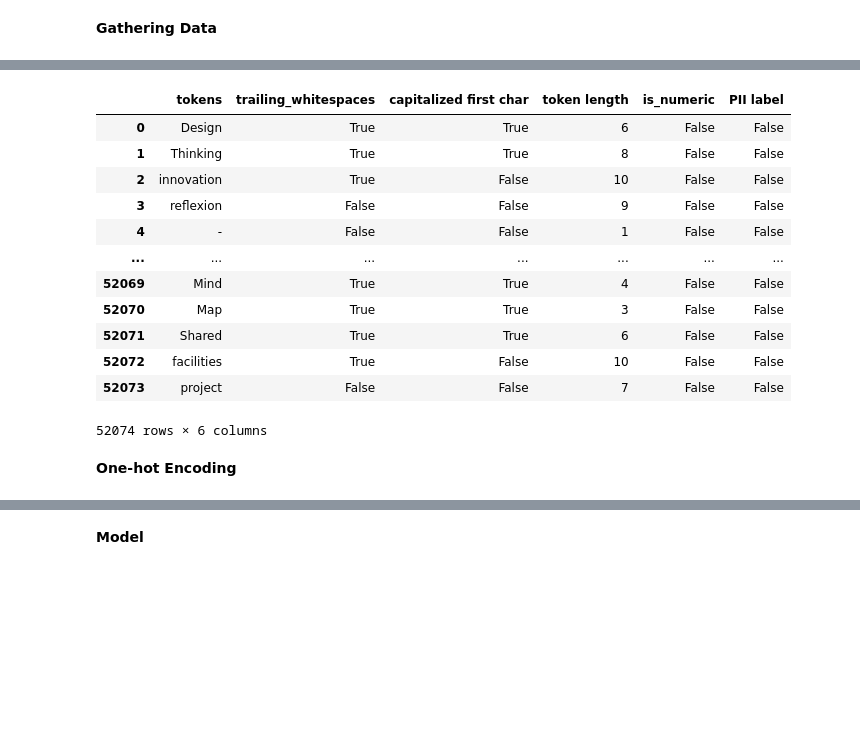
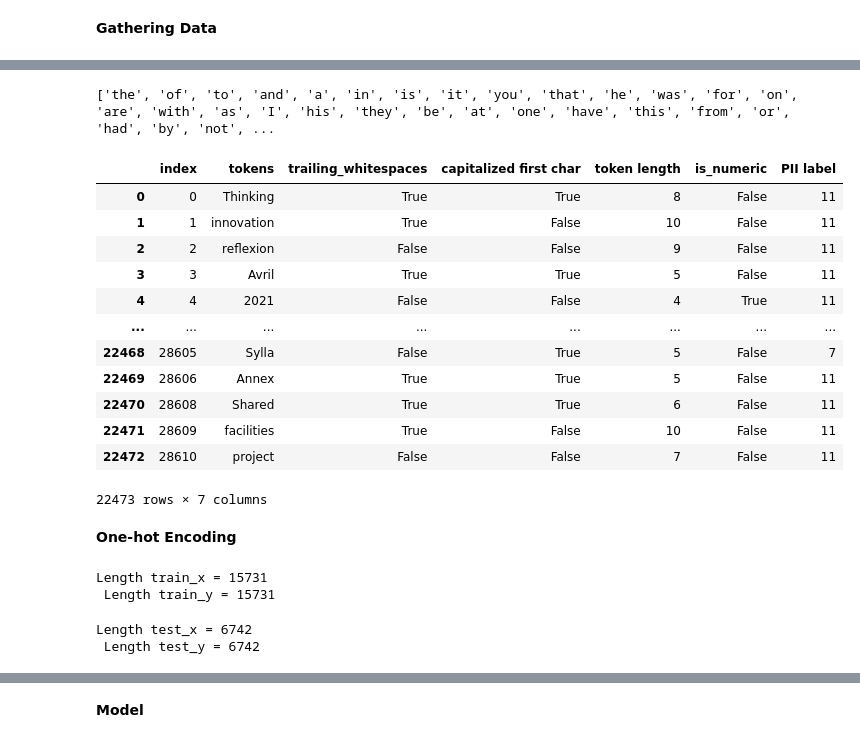
Before and after one commit to vik01/PII-data-detection, a Jupyter notebook: baseline-model.ipynb, the cells around one changed output, grey strips where cells are left out. Drawn from its saved outputs; the diff is of its cells as text; code cells hidden in the pictures; blank space fills up the shorter version.

Commit message:
model finished

```diff
--- a/baseline-model.ipynb
+++ b/baseline-model.ipynb
@@ -17,12 +16,38 @@ file.close()
+# %%
+pii_number_encoding = {
+    'B-EMAIL': 0,
+    'B-ID_NUM': 1,
+    'B-NAME_STUDENT': 2,
+    'B-PHONE_NUM': 3,
+    'B-STREET_ADDRESS': 4,
+    'B-URL_PERSONAL': 5,
+    'B-USERNAME': 6,
+    'I-NAME_STUDENT': 7,
+    'I-PHONE_NUM': 8,
+    'I-STREET_ADDRESS': 9,
+    'I-URL_PERSONAL': 10,
+    'O': 11
+}
 # %%
 # Got the txt file from here: https://gist.github.com/deekayen/4148741
 
 # Common words List to hold common words
-common_word_list = ["\n\n", "\n", '.', 'for', 'and', 'to', 'of', 'with', 'are', 'on', 'a','the', 'i', 'at', 'was', 'he', 'she', 'in', 'it', 'as', 'with']
+with open("ml-data-input/most-common-words.txt", "r") as common_words_file:
+    common_tokens = [word[:-1] for word in list(common_words_file)]
+    common_tokens.append("\n\n")
+    common_tokens.append("\n")
+
+# Add punctuation to the list of commonalities
+for char in list(string.punctuation):
+    common_tokens.append(char)
+
+print(common_tokens)
+# %% [output]
+['the', 'of', 'to', 'and', 'a', 'in', 'is', 'it', 'you', 'that', 'he', 'was', 'for', 'on', 'are', 'with', 'as', 'I', 'his', 'they', 'be', 'at', 'one', 'have', 'this', 'from', 'or', 'had', 'by', 'not', ...
 # %%
 # A function to get rid of the 1000 most common used words
 def common_word_drop(token_list, whitespace_list, label_list):
-    for word in common_word_list:
+    for word in common_tokens:
         if word in token_list:
             indices = [i for i, x in enumerate(token_list) if x.lower() == word]
             token_list = [token_list[i] for i in range(len(token_list)) if i not in indices]
@@ -46,7 +71,7 @@ def engineer_data_for_model(data):
         "capitalized first char": [True if label[0].isupper() else False for label in tokens],
         "token length": [len(token) for token in tokens],
         "is_numeric": [True if token.isnumeric() else False for token in tokens],
-        "PII label": [False if label == "O" else True for label in labels]
+        "PII label": [pii_number_encoding[label] for label in labels]
     }
     raw_df = pd.DataFrame(first_doc_data)
 
@@ -63,30 +88,34 @@ def engineer_data_for_model(data):
             "capitalized first char": [True if label[0].isupper() else False for label in tokens],
             "token length": [len(token) for token in tokens],
             "is_numeric": [True if token.isnumeric() else False for token in tokens],
-            "PII label": [False if label == "O" else True for label in labels]
+            "PII label": [pii_number_encoding[label] for label in labels]
         }
         df = pd.DataFrame(doc_data)
 
         # Concatenate all the data into one single dataframe
         raw_df = pd.concat([raw_df, df], ignore_index=True, sort=False)
 
+    raw_df = raw_df[raw_df["token length"] > 2]
+
     # Return the concatenated dataframe
     return raw_df
 # %%
-# Get the training data
-training_data = engineer_data_for_model(raw_data[0:100])
-training_data
+# Get the training data and get rid of some unneeded number values
+data = engineer_data_for_model(raw_data[0:100]).reset_index()
+
+# Show the data
+data
 # %% [output]
-|  | tokens | trailing_whitespaces | capitalized first char | token length | is_numeric | PII label |
-| 0 | Design | True | True | 6 | False | False |
-| 1 | Thinking | True | True | 8 | False | False |
-| 2 | innovation | True | False | 10 | False | False |
-| 3 | reflexion | False | False | 9 | False | False |
-| 4 | - | False | False | 1 | False | False |
-| ... | ... | ... | ... | ... | ... | ... |
-| 52069 | Mind | True | True | 4 | False | False |
-| 52070 | Map | True | True | 3 | False | False |
-| 52071 | Shared | True | True | 6 | False | False |
-| 52072 | facilities | True | False | 10 | False | False |
-| 52073 | project | False | False | 7 | False | False |
+|  | index | tokens | trailing_whitespaces | capitalized first char | token length | is_numeric | PII label |
+| 0 | 0 | Thinking | True | True | 8 | False | 11 |
+| 1 | 1 | innovation | True | False | 10 | False | 11 |
+| 2 | 2 | reflexion | False | False | 9 | False | 11 |
+| 3 | 3 | Avril | True | True | 5 | False | 11 |
+| 4 | 4 | 2021 | False | False | 4 | True | 11 |
+| ... | ... | ... | ... | ... | ... | ... | ... |
+| 22468 | 28605 | Sylla | False | True | 5 | False | 7 |
+| 22469 | 28606 | Annex | True | True | 5 | False | 11 |
+| 22470 | 28608 | Shared | True | True | 6 | False | 11 |
+| 22471 | 28609 | facilities | True | False | 10 | False | 11 |
+| 22472 | 28610 | project | False | False | 7 | False | 11 |
-52074 rows × 6 columns
+22473 rows × 7 columns
@@ -99,0 +151,10 @@ y_test = []
+# %%
+print(f"Length train_x = {len(x_train)} \n Length train_y = {len(y_train)}")
+# %% [output]
+Length train_x = 15731
+ Length train_y = 15731
+# %%
+print(f"Length test_x = {len(x_test)} \n Length test_y = {len(y_test)}")
+# %% [output]
+Length test_x = 6742
+ Length test_y = 6742
```
Also changed, not shown: parts of 13 cells of this notebook, 1 other file.
